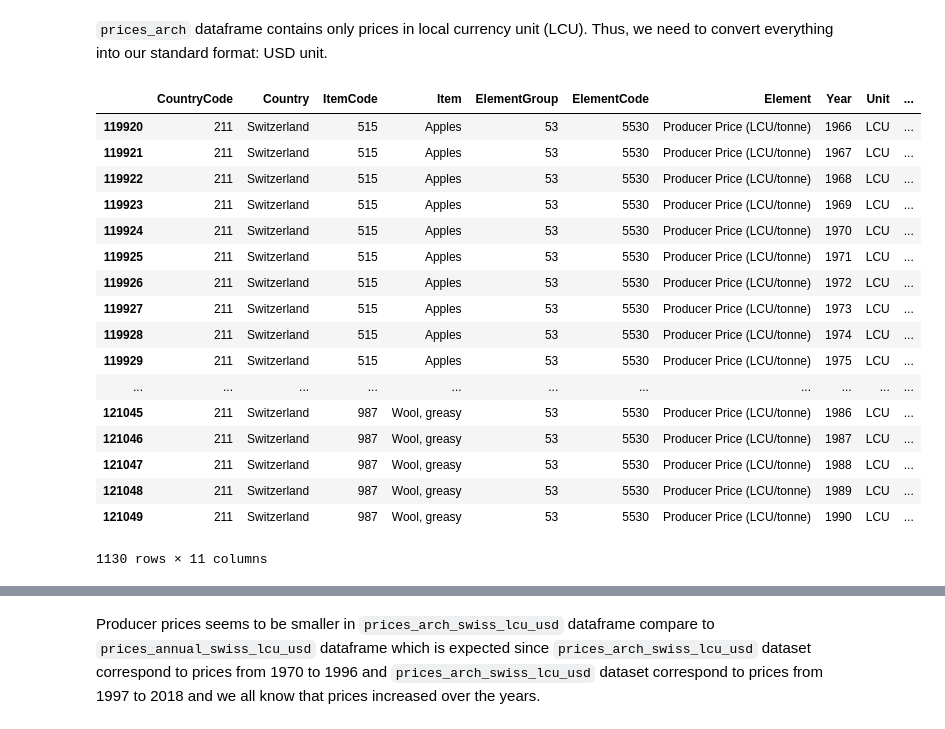
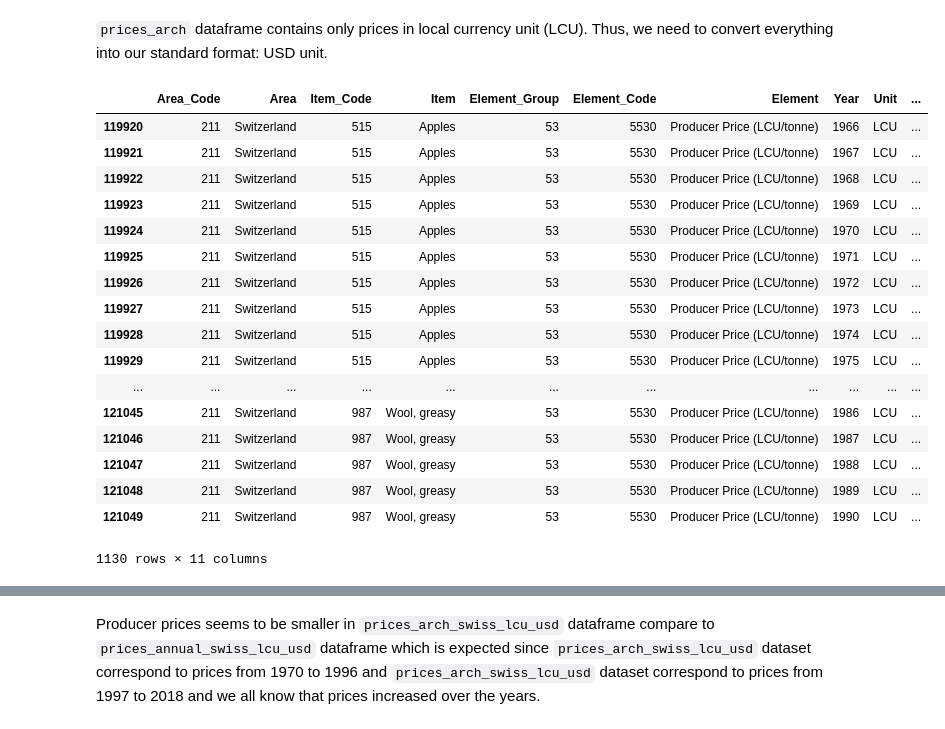
Before and after one commit to jlabhard/ADA_Project, a Jupyter notebook: utlitary.ipynb, the cells around one changed output, grey strips where cells are left out. Cells and saved outputs as stored; diff of their text form; code cells hidden in the pictures.

Commit message:
Cleaned dataset for Switzerland study

```diff
--- a/utlitary.ipynb
+++ b/utlitary.ipynb
@@ -425,6 +533,12 @@ True
 Thus, we can conclude that for the case of swizerland, data is well organized without any outliers.
 # %% [markdown]
 #### 2.2) Producer prices -archive
+# %%
+prices_arch = prices_arch.rename(columns = {'CountryCode': 'Area_Code',
+                                            'Country': 'Area',
+                                            'ItemCode': 'Item_Code',
+                                            'ElementGroup': 'Element_Group',
+                                            'ElementCode': 'Element_Code'})
 # %%
 prices_arch['Unit'].unique()
 # %% [output]
@@ -440,10 +554,10 @@ array([5530])
 # %% [markdown]
 `prices_arch` dataframe contains only prices in local currency unit (LCU). Thus, we need to convert everything into our standard format: USD unit.
 # %%
-prices_arch_swiss = prices_arch.loc[prices_arch.Country == 'Switzerland']
+prices_arch_swiss = prices_arch.loc[prices_arch.Area == 'Switzerland']
 prices_arch_swiss
 # %% [output]
-|  | CountryCode | Country | ItemCode | Item | ElementGroup | ElementCode | Element | Year | Unit | ... |
+|  | Area_Code | Area | Item_Code | Item | Element_Group | Element_Code | Element | Year | Unit | ... |
 | 119920 | 211 | Switzerland | 515 | Apples | 53 | 5530 | Producer Price (LCU/tonne) | 1966 | LCU | ... |
 | 119921 | 211 | Switzerland | 515 | Apples | 53 | 5530 | Producer Price (LCU/tonne) | 1967 | LCU | ... |
 | 119922 | 211 | Switzerland | 515 | Apples | 53 | 5530 | Producer Price (LCU/tonne) | 1968 | LCU | ... |
```
Also changed, not shown: parts of 91 cells of this notebook.
